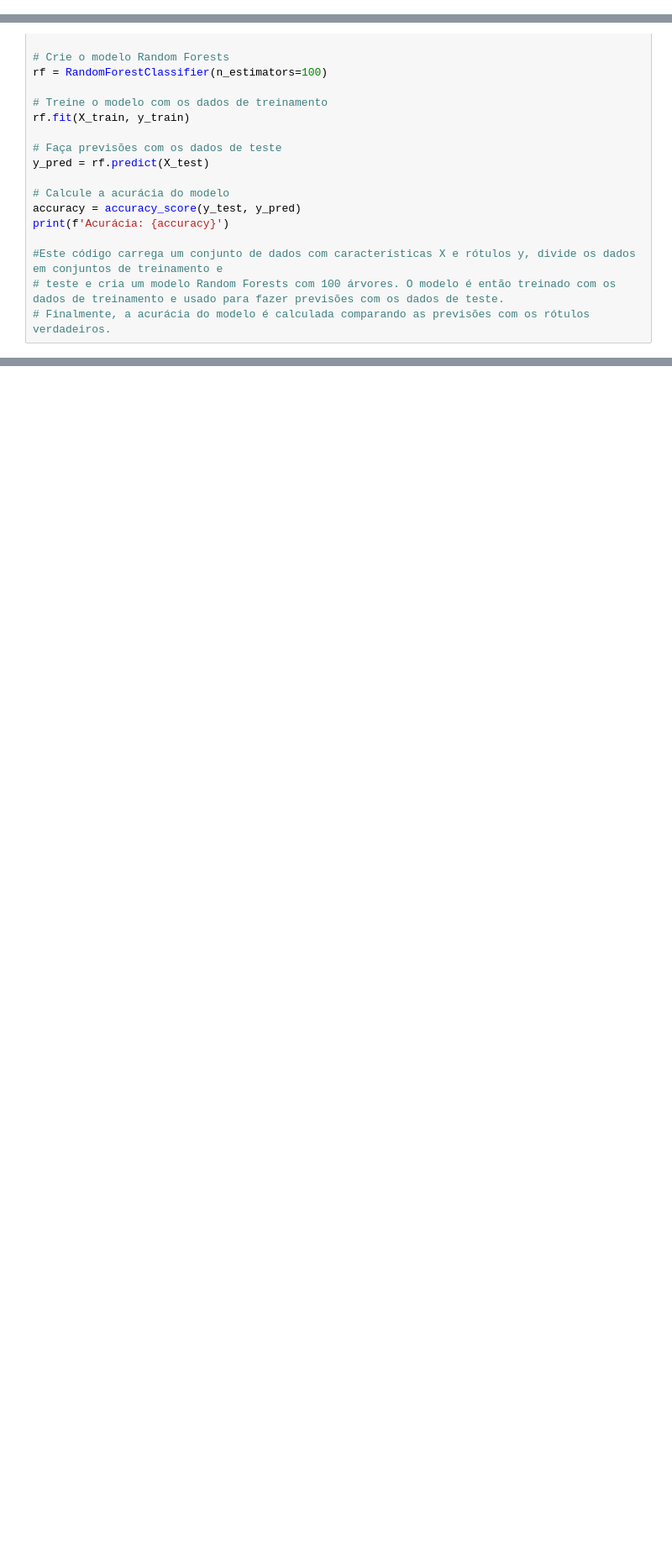
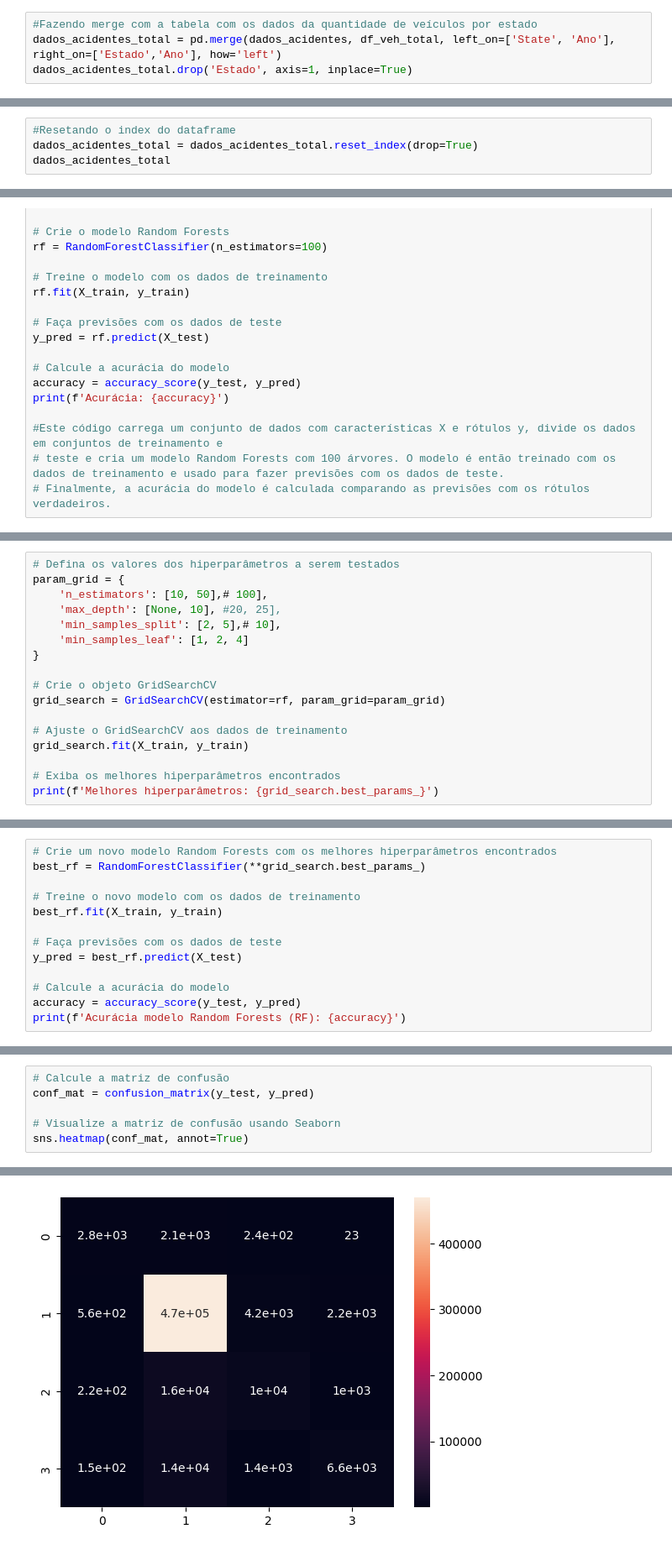
Before and after one commit to williamsasaki/jubilant-robot, a Jupyter notebook: ml_acidentes_tcc.ipynb, the cells around one changed output, grey strips where cells are left out. Shown: that part at 84% size. Cells and saved outputs as stored; diff of their text form; blank space fills up the shorter version.

```diff
--- a/ml_acidentes_tcc.ipynb
+++ b/ml_acidentes_tcc.ipynb
@@ -9,0 +128,4 @@ import json
+# %%
+#Fazendo merge com a tabela com os dados da quantidade de veículos por estado
+dados_acidentes_total = pd.merge(dados_acidentes, df_veh_total, left_on=['State', 'Ano'], right_on=['Estado','Ano'], how='left')
+dados_acidentes_total.drop('Estado', axis=1, inplace=True)
@@ -9,0 +177,4 @@ import json
+# %%
+#Resetando o index do dataframe
+dados_acidentes_total = dados_acidentes_total.reset_index(drop=True)
+dados_acidentes_total
@@ -616,0 +897,17 @@ print(f'Acurácia: {accuracy}')
+# %%
+# Defina os valores dos hiperparâmetros a serem testados
+param_grid = {
+    'n_estimators': [10, 50],# 100],
+    'max_depth': [None, 10], #20, 25],
+    'min_samples_split': [2, 5],# 10],
+    'min_samples_leaf': [1, 2, 4]
+}
+
+# Crie o objeto GridSearchCV
+grid_search = GridSearchCV(estimator=rf, param_grid=param_grid)
+
+# Ajuste o GridSearchCV aos dados de treinamento
+grid_search.fit(X_train, y_train)
+
+# Exiba os melhores hiperparâmetros encontrados
+print(f'Melhores hiperparâmetros: {grid_search.best_params_}')
@@ -616,0 +916,13 @@ print(f'Acurácia: {accuracy}')
+# %%
+# Crie um novo modelo Random Forests com os melhores hiperparâmetros encontrados
+best_rf = RandomForestClassifier(**grid_search.best_params_)
+
+# Treine o novo modelo com os dados de treinamento
+best_rf.fit(X_train, y_train)
+
+# Faça previsões com os dados de teste
+y_pred = best_rf.predict(X_test)
+
+# Calcule a acurácia do modelo
+accuracy = accuracy_score(y_test, y_pred)
+print(f'Acurácia modelo Random Forests (RF): {accuracy}')
@@ -616,0 +931,7 @@ print(f'Acurácia: {accuracy}')
+# %%
+# Calcule a matriz de confusão
+conf_mat = confusion_matrix(y_test, y_pred)
+
+# Visualize a matriz de confusão usando Seaborn
+sns.heatmap(conf_mat, annot=True)
+# %% [output]
@@ -616,0 +939 @@ print(f'Acurácia: {accuracy}')
+[figure, added]
```
Also changed, not shown: parts of 40 cells of this notebook, 1 other file.
